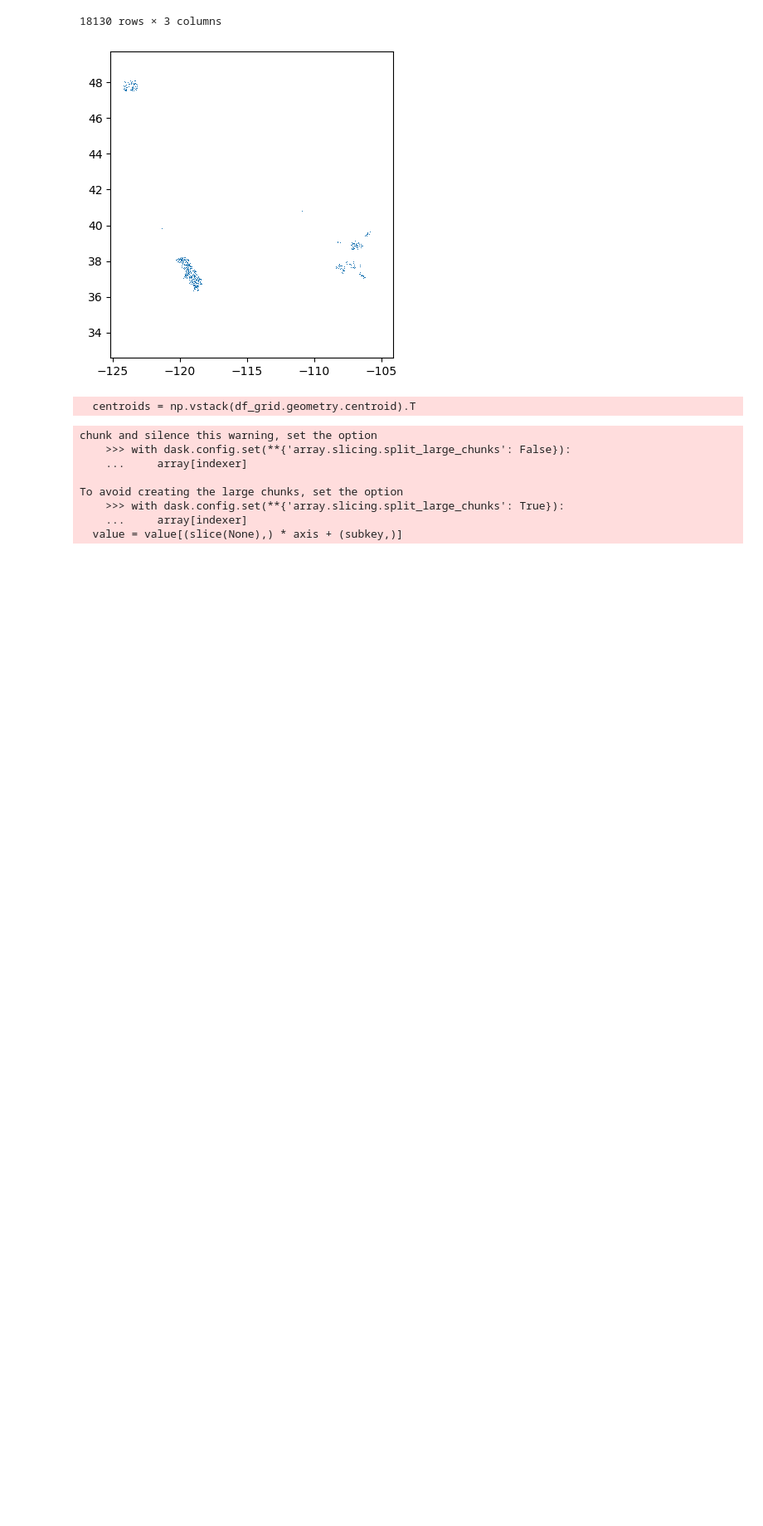
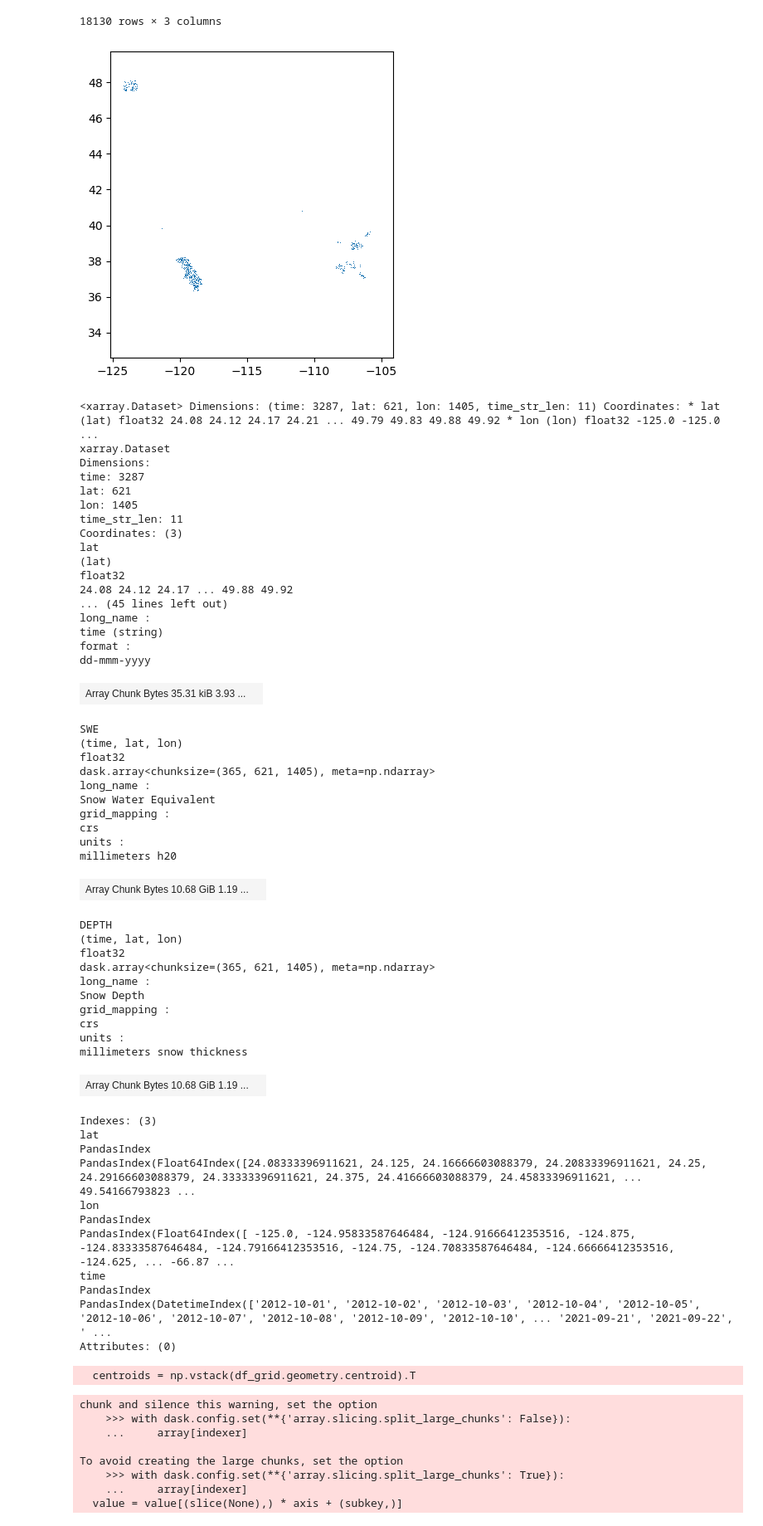
Before and after one commit to NCristea/Compare_SWE, a Jupyter notebook: notebooks/process_ua_swe.ipynb, the cells around one changed output. Shown at 83% size. Saved outputs shown, nothing was run; the diff lists cells and outputs as text; code cells hidden in the pictures; blank space fills up the shorter version.

```diff
--- a/notebooks/process_ua_swe.ipynb
+++ b/notebooks/process_ua_swe.ipynb
@@ -31,6 +31,60 @@ df_grid
 path_ua = '/Users/nicoleta/Desktop/data/UA_SWE/'
 files_ua = path_ua + '4km_SWE_Depth*.nc'
 ds_ua = xr.open_mfdataset(files_ua)
+# %%
+ds_ua
+# %% [output]
+<xarray.Dataset> Dimensions: (time: 3287, lat: 621, lon: 1405, time_str_len: 11) Coordinates: * lat (lat) float32 24.08 24.12 24.17 24.21 ... 49.79 49.83 49.88 49.92 * lon (lon) float32 -125.0 -125.0  ...
+xarray.Dataset
+Dimensions:
+time: 3287
+lat: 621
+lon: 1405
+time_str_len: 11
+Coordinates: (3)
+lat
+(lat)
+float32
+24.08 24.12 24.17 ... 49.88 49.92
+... (45 lines left out)
+long_name :
+time (string)
+format :
+dd-mmm-yyyy
+| Array Chunk Bytes 35.31 kiB 3.93 ... |  |
+SWE
+(time, lat, lon)
+float32
+dask.array<chunksize=(365, 621, 1405), meta=np.ndarray>
+long_name :
+Snow Water Equivalent
+grid_mapping :
+crs
+units :
+millimeters h20
+| Array Chunk Bytes 10.68 GiB 1.19 ... |  |
+DEPTH
+(time, lat, lon)
+float32
+dask.array<chunksize=(365, 621, 1405), meta=np.ndarray>
+long_name :
+Snow Depth
+grid_mapping :
+crs
+units :
+millimeters snow thickness
+| Array Chunk Bytes 10.68 GiB 1.19 ... |  |
+Indexes: (3)
+lat
+PandasIndex
+PandasIndex(Float64Index([24.08333396911621, 24.125, 24.16666603088379, 24.20833396911621, 24.25, 24.29166603088379, 24.33333396911621, 24.375, 24.41666603088379, 24.45833396911621, ... 49.54166793823 ...
+lon
+PandasIndex
+PandasIndex(Float64Index([ -125.0, -124.95833587646484, -124.91666412353516, -124.875, -124.83333587646484, -124.79166412353516, -124.75, -124.70833587646484, -124.66666412353516, -124.625, ... -66.87 ...
+time
+PandasIndex
+PandasIndex(DatetimeIndex(['2012-10-01', '2012-10-02', '2012-10-03', '2012-10-04', '2012-10-05', '2012-10-06', '2012-10-07', '2012-10-08', '2012-10-09', '2012-10-10', ... '2021-09-21', '2021-09-22', ' ...
+Attributes: (0)
 # %%
 #get centroids frm the grid
 centroids = np.vstack(df_grid.geometry.centroid).T
```
Also changed, not shown: parts of 1 cell of this notebook, 12 other files.
